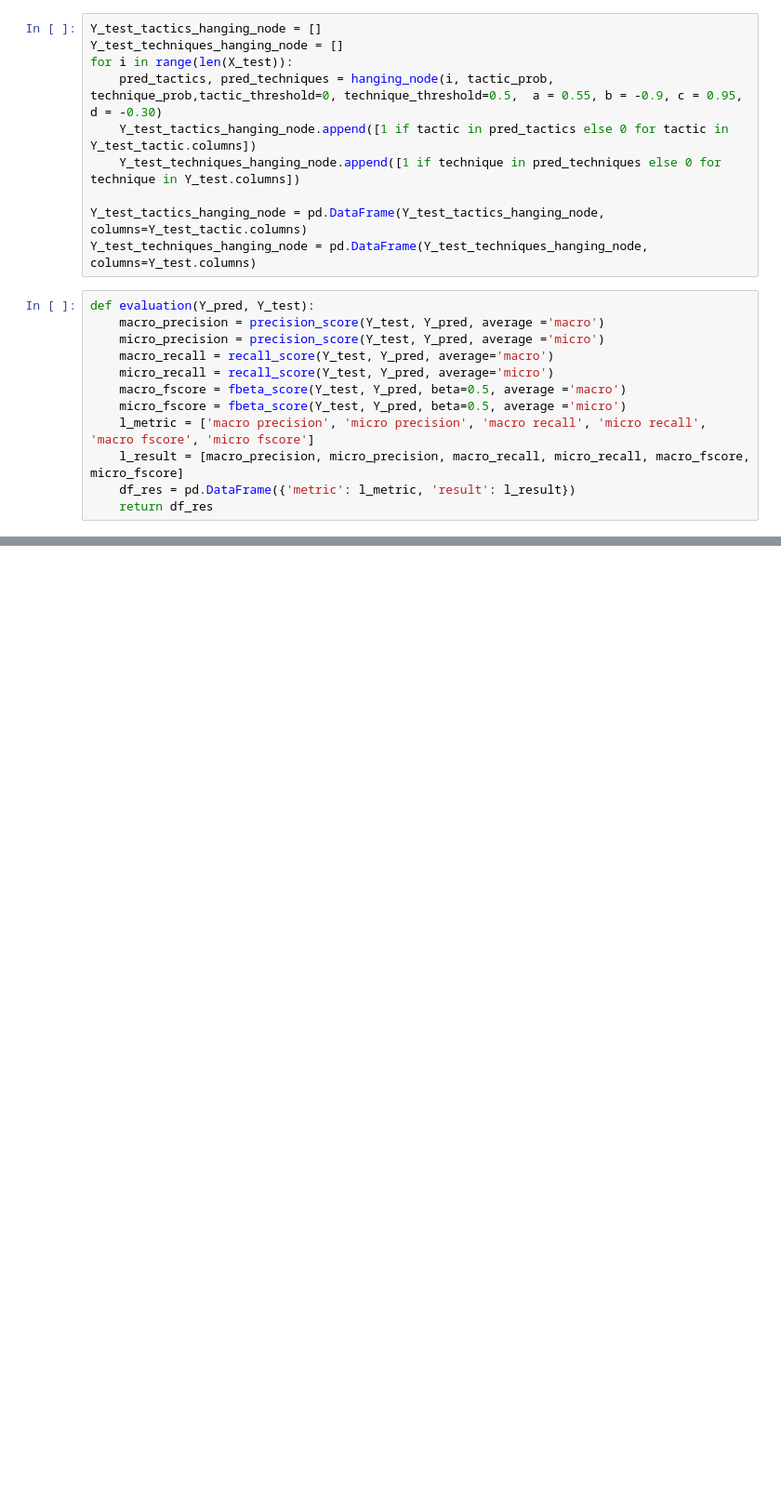
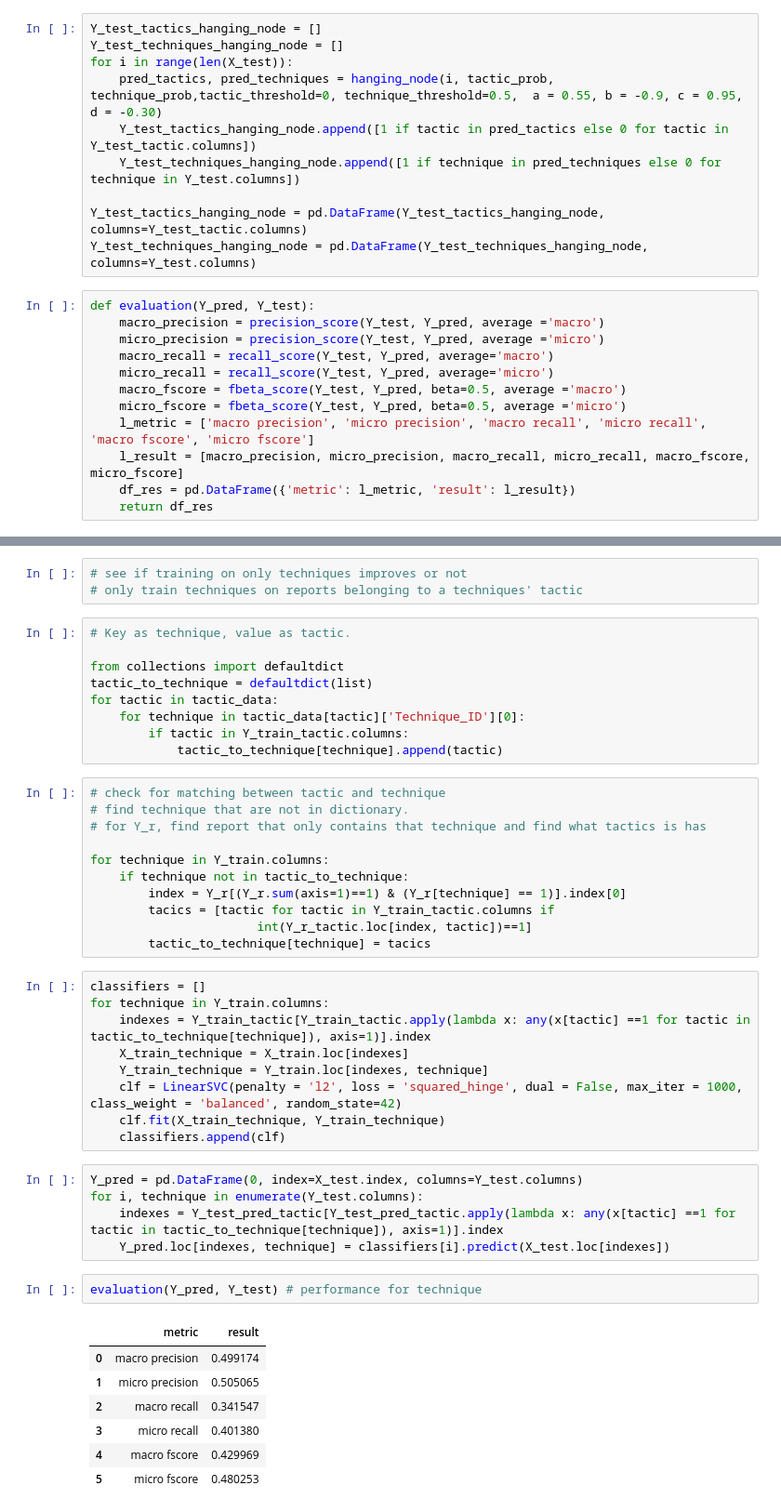
Before and after one commit to AutomatedCTRAnalysis/2aCTI, a Jupyter notebook: Notebook/prediction_techniques.ipynb, the cells around one changed output, grey strips where cells are left out. Shown: that part at 93% size. Cells and saved outputs as stored; diff of their text form; blank space fills up the shorter version.

```diff
--- a/Notebook/prediction_techniques.ipynb
+++ b/Notebook/prediction_techniques.ipynb
@@ -289,0 +281,47 @@ evaluation(Y_test_techniques_hanging_node, Y_test)
+# %%
+# see if training on only techniques improves or not
+# only train techniques on reports belonging to a techniques' tactic
+# %%
+# Key as technique, value as tactic.
+
+from collections import defaultdict
+tactic_to_technique = defaultdict(list)
+for tactic in tactic_data:
+    for technique in tactic_data[tactic]['Technique_ID'][0]:
+        if tactic in Y_train_tactic.columns:
+            tactic_to_technique[technique].append(tactic)
+# %%
+# check for matching between tactic and technique
+# find technique that are not in dictionary.
+# for Y_r, find report that only contains that technique and find what tactics is has
+
+for technique in Y_train.columns:
+    if technique not in tactic_to_technique:
+        index = Y_r[(Y_r.sum(axis=1)==1) & (Y_r[technique] == 1)].index[0]
+        tacics = [tactic for tactic in Y_train_tactic.columns if
+                       int(Y_r_tactic.loc[index, tactic])==1]
+        tactic_to_technique[technique] = tacics
+# %%
+classifiers = []
+for technique in Y_train.columns:
+    indexes = Y_train_tactic[Y_train_tactic.apply(lambda x: any(x[tactic] ==1 for tactic in tactic_to_technique[technique]), axis=1)].index
+    X_train_technique = X_train.loc[indexes]
+    Y_train_technique = Y_train.loc[indexes, technique]
+    clf = LinearSVC(penalty = 'l2', loss = 'squared_hinge', dual = False, max_iter = 1000, class_weight = 'balanced', random_state=42)
+    clf.fit(X_train_technique, Y_train_technique)
+    classifiers.append(clf)
+# %%
+Y_pred = pd.DataFrame(0, index=X_test.index, columns=Y_test.columns)
+for i, technique in enumerate(Y_test.columns):
+    indexes = Y_test_pred_tactic[Y_test_pred_tactic.apply(lambda x: any(x[tactic] ==1 for tactic in tactic_to_technique[technique]), axis=1)].index
+    Y_pred.loc[indexes, technique] = classifiers[i].predict(X_test.loc[indexes])
+# %%
+evaluation(Y_pred, Y_test) # performance for technique
+# %% [output]
+|  | metric | result |
+| 0 | macro precision | 0.499174 |
+| 1 | micro precision | 0.505065 |
+| 2 | macro recall | 0.341547 |
+| 3 | micro recall | 0.401380 |
+| 4 | macro fscore | 0.429969 |
+| 5 | micro fscore | 0.480253 |
```
Also changed, not shown: parts of 16 cells of this notebook, 2 other files.
